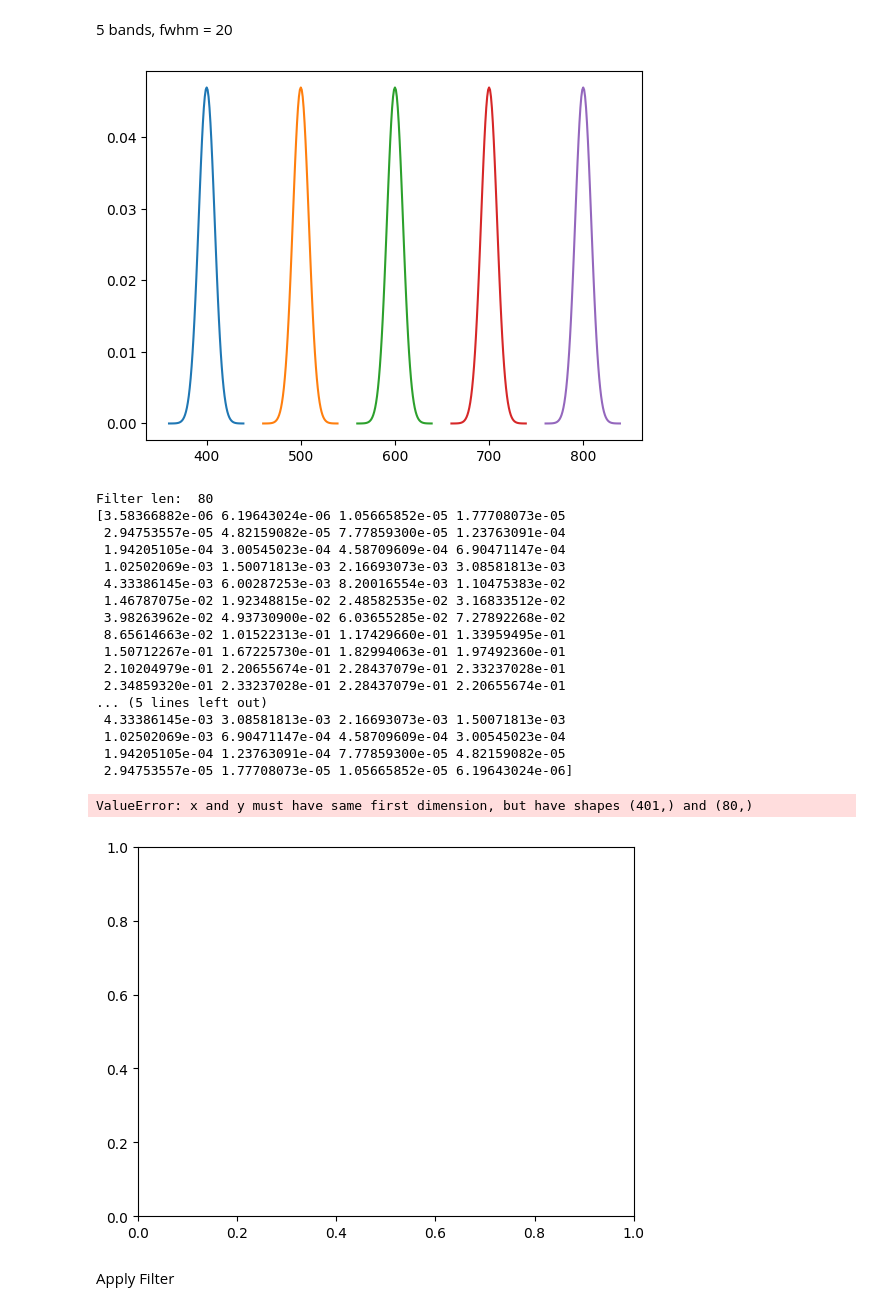
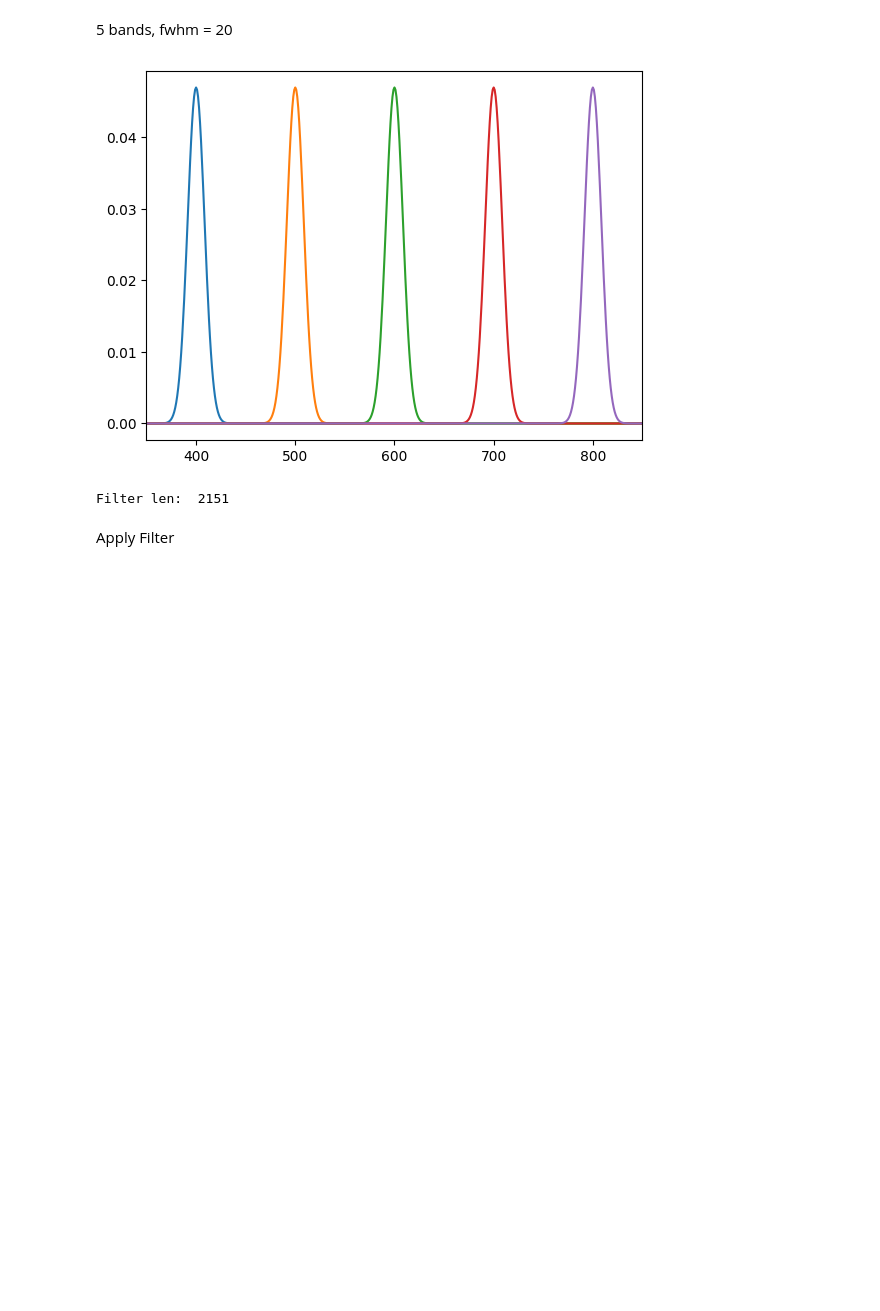
Before and after one commit to Lomby1902/Demetra, a Jupyter notebook: Filter.ipynb, the cells around one changed output. Saved outputs shown, nothing was run; the diff lists cells and outputs as text; code cells hidden in the pictures; blank space fills up the shorter version.

```diff
--- a/Filter.ipynb
+++ b/Filter.ipynb
@@ -40,0 +15,5 @@ print(X_constrained[0])
+# %%
+
+X = (df.iloc[:,14:]).values
+lambda_min = min(df.iloc[:,14:].columns)
+lambda_max = max(df.iloc[:,14:].columns)
@@ -44,14 +38,14 @@ GAUSSIAN DISTRIBUTION
 
 mu = 400
 fwhm = 20
-sigma = fwhm/(2*np.sqrt(2*np.log(2)))
 
-def gaussian(r):
+def gaussian(r,mu):
+ sigma = fwhm/(2*np.sqrt(2*np.log(2)))
  return [(1/(sigma*np.sqrt(2*np.pi)))*np.exp((-1/2)*((x-mu)/sigma)**2) for x in r]
 
 
 x = np.arange(mu-3*fwhm,mu+3*fwhm + 1, dtype=int)
-y = gaussian(x)
+y = gaussian(x,mu)
 plt.plot(x,y)
 plt.show()
 # %% [output]
@@ -60,48 +54,31 @@ plt.show()
 5 bands, fwhm = 20
 # %%
 from math import sqrt, log
+
+
+constrain_min = 400
+constrain_max = 800
 
 n_bands = 5
 fwhm = 20
 sigma = fwhm/(2*sqrt(2*log(2)))
-mu_list= np.linspace(lambda_min,lambda_max,n_bands)
+mu_list= np.linspace(constrain_min,constrain_max,n_bands)
 filters = []
-
+total_filter_points =  len(np.arange(constrain_min - 50, constrain_max + 50, dtype=int)) #1nm delta
 for mu in mu_list:
-    x = np.arange(mu-3*fwhm,mu+3*fwhm, dtype=int) #1nm delta
-    y = gaussian(x)
+    x = np.arange(lambda_min, lambda_max + 1, dtype=int) #1nm delta
+    y = gaussian(x,mu)
     filters.append(y)
+    plt.xlim(lambda_min, constrain_max + 50)
     plt.plot(x,y)
 
 
 filters_len = len(filters[0])
 plt.show()
 print("Filter len: ", filters_len)
-
-total_filter = np.sum([filter for filter in filters],axis=)
-print(total_filter)
-plt.plot(range(400,801),total_filter)
 # %% [output]
-[figure, old version]
+[figure, new version]
-Filter len:  80
-[3.58366882e-06 6.19643024e-06 1.05665852e-05 1.77708073e-05
- 2.94753557e-05 4.82159082e-05 7.77859300e-05 1.23763091e-04
- 1.94205105e-04 3.00545023e-04 4.58709609e-04 6.90471147e-04
- 1.02502069e-03 1.50071813e-03 2.16693073e-03 3.08581813e-03
- 4.33386145e-03 6.00287253e-03 8.20016554e-03 1.10475383e-02
- 1.46787075e-02 1.92348815e-02 2.48582535e-02 3.16833512e-02
- 3.98263962e-02 4.93730900e-02 6.03655285e-02 7.27892268e-02
- 8.65614663e-02 1.01522313e-01 1.17429660e-01 1.33959495e-01
- 1.50712267e-01 1.67225730e-01 1.82994063e-01 1.97492360e-01
- 2.10204979e-01 2.20655674e-01 2.28437079e-01 2.33237028e-01
- 2.34859320e-01 2.33237028e-01 2.28437079e-01 2.20655674e-01
-... (5 lines left out)
- 4.33386145e-03 3.08581813e-03 2.16693073e-03 1.50071813e-03
- 1.02502069e-03 6.90471147e-04 4.58709609e-04 3.00545023e-04
- 1.94205105e-04 1.23763091e-04 7.77859300e-05 4.82159082e-05
- 2.94753557e-05 1.77708073e-05 1.05665852e-05 6.19643024e-06]
+Filter len:  2151
-ValueError: x and y must have same first dimension, but have shapes (401,) and (80,)
-[figure, removed]
 # %% [markdown]
 Apply Filter
 # %%
```
Also changed, not shown: parts of 7 cells of this notebook.
